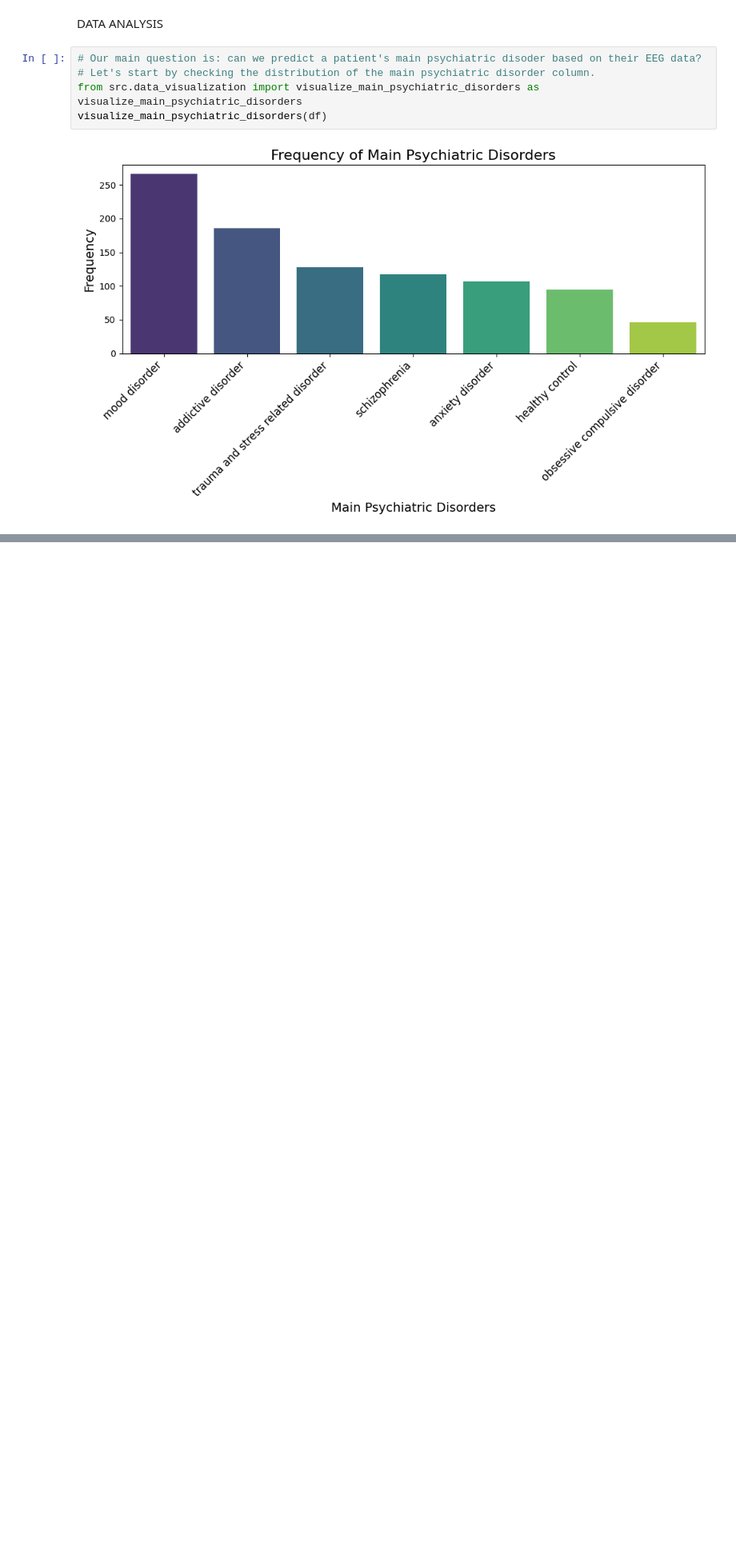
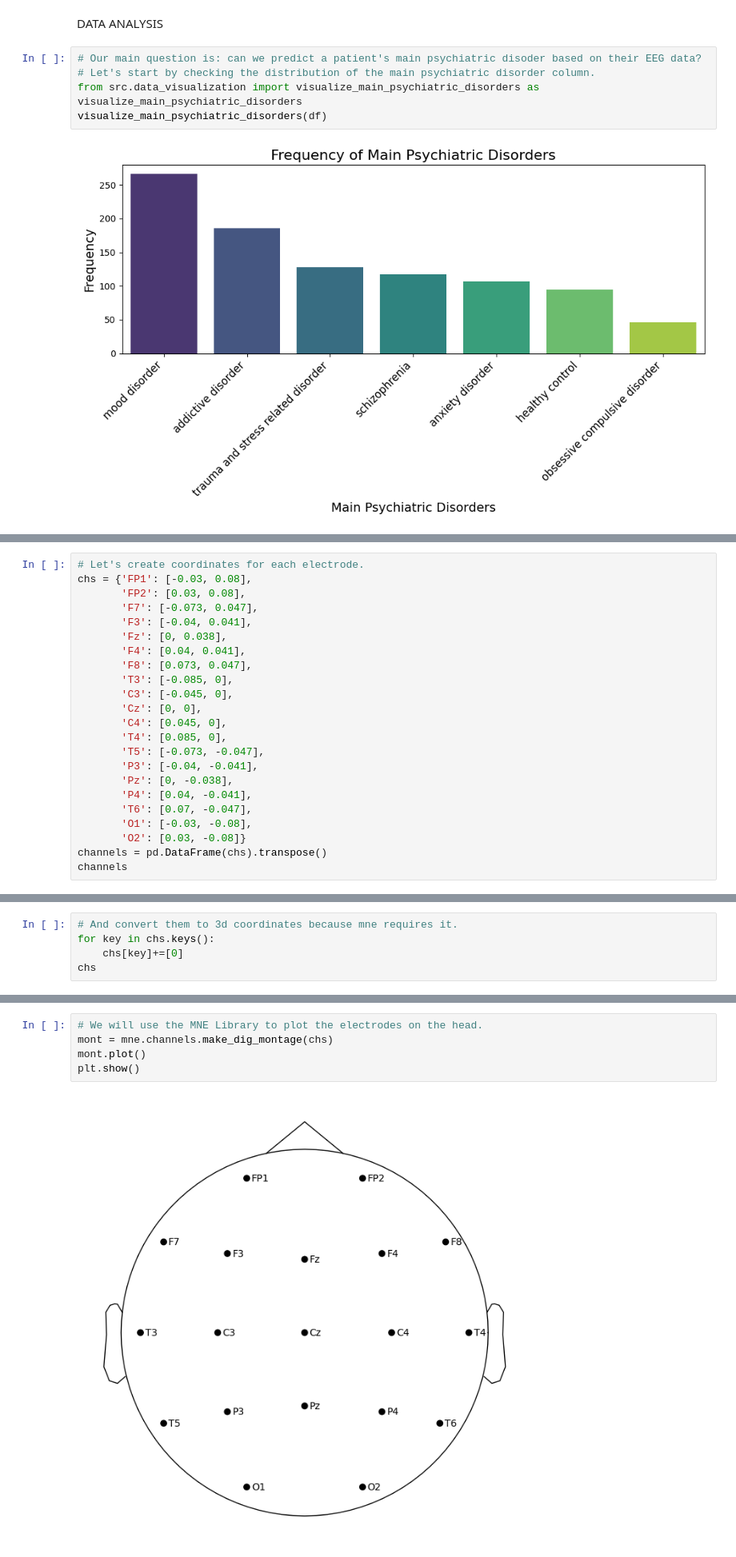
Before and after one commit to ohadgonen/python_final_project, a Jupyter notebook: main.ipynb, the cells around one changed output, grey strips where cells are left out. Shown: that part at 80% size. Saved outputs shown, nothing was run; the diff lists cells and outputs as text; blank space fills up the shorter version.

Commit message:
started data analysis

```diff
--- a/main.ipynb
+++ b/main.ipynb
@@ -145,0 +113,23 @@ weighted avg       0.19      0.17      0.18       189
+# %%
+# Let's create coordinates for each electrode.
+chs = {'FP1': [-0.03, 0.08],
+       'FP2': [0.03, 0.08],
+       'F7': [-0.073, 0.047],
+       'F3': [-0.04, 0.041],
+       'Fz': [0, 0.038],
+       'F4': [0.04, 0.041],
+       'F8': [0.073, 0.047],
+       'T3': [-0.085, 0],
+       'C3': [-0.045, 0],
+       'Cz': [0, 0],
+       'C4': [0.045, 0],
+       'T4': [0.085, 0],
+       'T5': [-0.073, -0.047],
+       'P3': [-0.04, -0.041],
+       'Pz': [0, -0.038],
+       'P4': [0.04, -0.041],
+       'T6': [0.07, -0.047],
+       'O1': [-0.03, -0.08],
+       'O2': [0.03, -0.08]}
+channels = pd.DataFrame(chs).transpose()
+channels
@@ -145,0 +154,5 @@ weighted avg       0.19      0.17      0.18       189
+# %%
+# And convert them to 3d coordinates because mne requires it.
+for key in chs.keys():
+    chs[key]+=[0]
+chs
@@ -145,0 +179,7 @@ weighted avg       0.19      0.17      0.18       189
+# %%
+# We will use the MNE Library to plot the electrodes on the head.
+mont = mne.channels.make_dig_montage(chs)
+mont.plot()
+plt.show()
+# %% [output]
+[figure, added]
```
Also changed, not shown: parts of 11 cells of this notebook, 6 other files.
